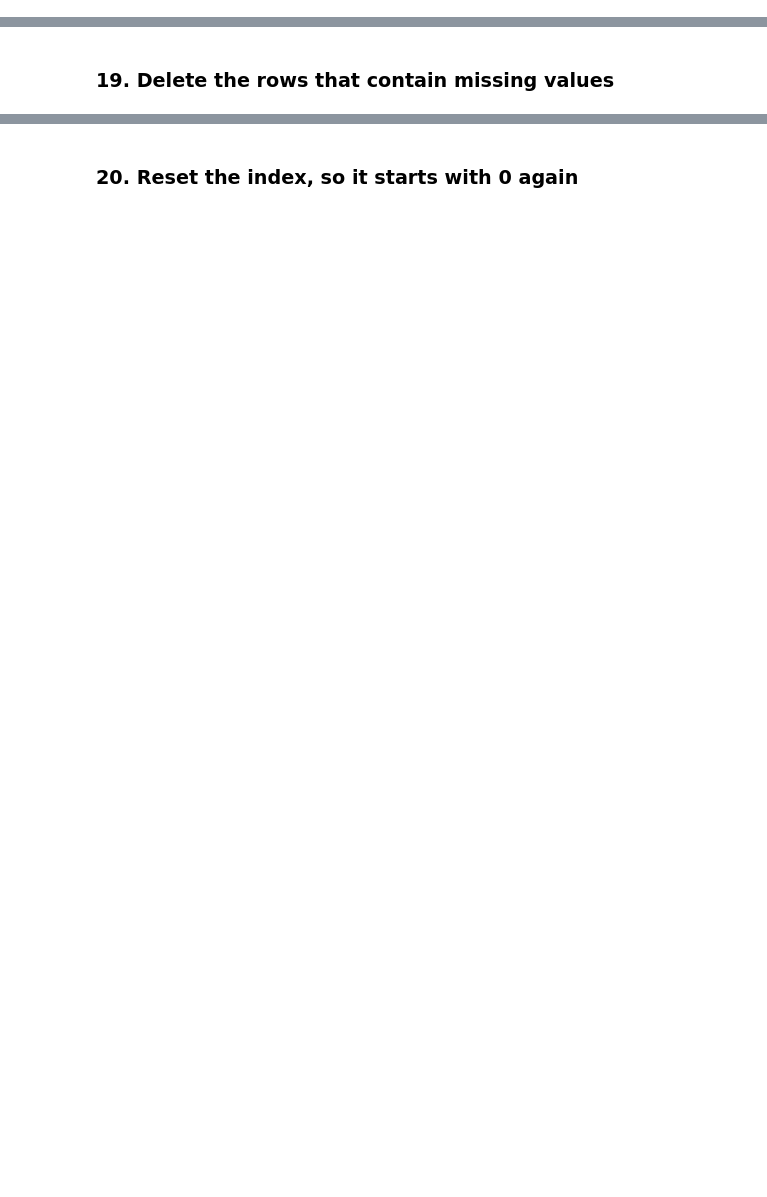
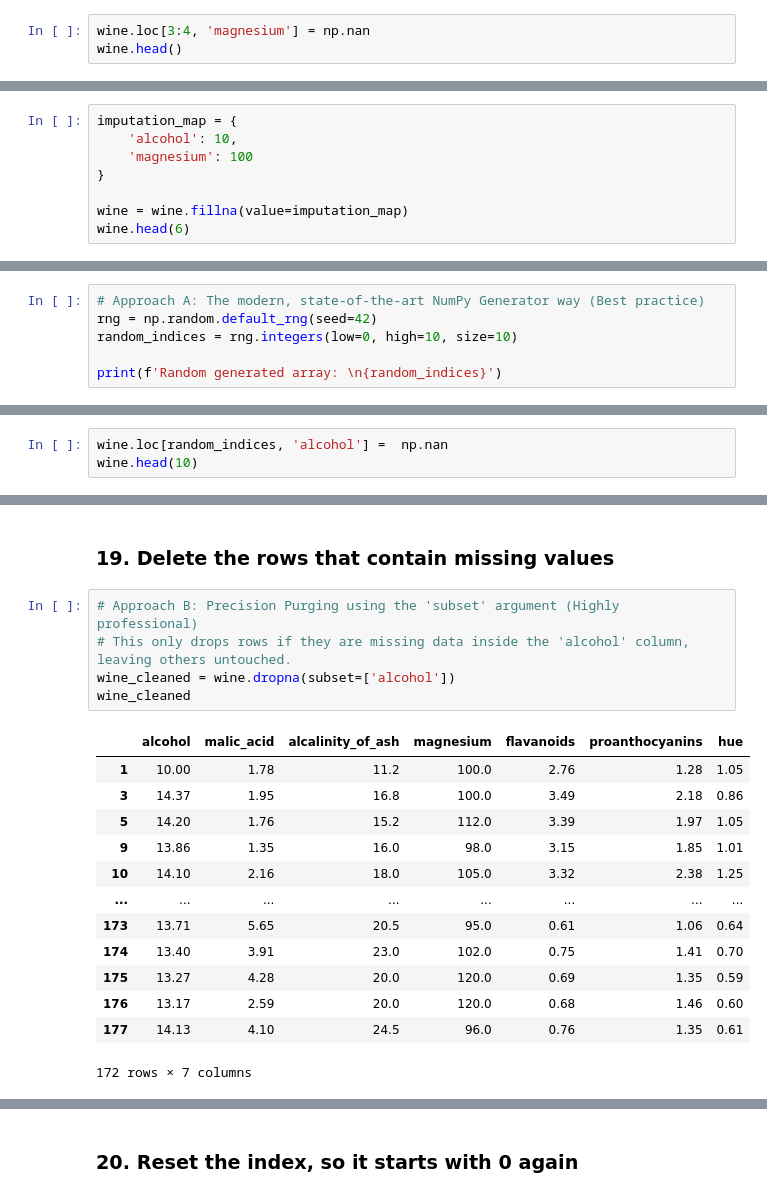
Before and after one commit to Flute22/Python, a Jupyter notebook: Practice/Basic Data Manipulation - Visualization Exercise/Basic_Data_Manipulation_Visualization_Exercise.ipynb, the cells around one changed output, grey strips where cells are left out. Drawn from its saved outputs; the diff is of its cells as text; blank space fills up the shorter version.

```diff
--- a/Practice/Basic Data Manipulation - Visualization Exercise/Basic_Data_Manipulation_Visualization_Exercise.ipynb
+++ b/Practice/Basic Data Manipulation - Visualization Exercise/Basic_Data_Manipulation_Visualization_Exercise.ipynb
@@ -135,2 +216,5 @@ The attributes are (dontated by Riccardo Leardi, riclea '@' anchem.unige.it):
 # %% [markdown]
 ### 12. Now set the value of the rows 3 and 4 of magnesium as NaN
+# %%
+wine.loc[3:4, 'magnesium'] = np.nan
+wine.head()
@@ -137,2 +240,10 @@ The attributes are (dontated by Riccardo Leardi, riclea '@' anchem.unige.it):
 # %% [markdown]
 ### 13. Fill the value of NaN with the number 10 in alcohol and 100 in magnesium
+# %%
+imputation_map = {
+    'alcohol': 10,
+    'magnesium': 100
+}
+
+wine = wine.fillna(value=imputation_map)
+wine.head(6)
@@ -141,2 +274,8 @@ The attributes are (dontated by Riccardo Leardi, riclea '@' anchem.unige.it):
 # %% [markdown]
 ### 15.  Create an array of 10 random numbers up until 10 and save it.
+# %%
+# Approach A: The modern, state-of-the-art NumPy Generator way (Best practice)
+rng = np.random.default_rng(seed=42)
+random_indices = rng.integers(low=0, high=10, size=10)
+
+print(f'Random generated array: \n{random_indices}')
@@ -143,2 +294,5 @@ The attributes are (dontated by Riccardo Leardi, riclea '@' anchem.unige.it):
 # %% [markdown]
 ### 16.  Set the rows corresponding to the random numbers to NaN in the column *alcohol*
+# %%
+wine.loc[random_indices, 'alcohol'] =  np.nan
+wine.head(10)
@@ -149,2 +343,21 @@ The attributes are (dontated by Riccardo Leardi, riclea '@' anchem.unige.it):
 # %% [markdown]
 ### 19. Delete the rows that contain missing values
+# %%
+# Approach B: Precision Purging using the 'subset' argument (Highly professional)
+# This only drops rows if they are missing data inside the 'alcohol' column, leaving others untouched.
+wine_cleaned = wine.dropna(subset=['alcohol'])
+wine_cleaned
+# %% [output]
+|  | alcohol | malic_acid | alcalinity_of_ash | magnesium | flavanoids | proanthocyanins | hue |
+| 1 | 10.00 | 1.78 | 11.2 | 100.0 | 2.76 | 1.28 | 1.05 |
+| 3 | 14.37 | 1.95 | 16.8 | 100.0 | 3.49 | 2.18 | 0.86 |
+| 5 | 14.20 | 1.76 | 15.2 | 112.0 | 3.39 | 1.97 | 1.05 |
+| 9 | 13.86 | 1.35 | 16.0 | 98.0 | 3.15 | 1.85 | 1.01 |
+| 10 | 14.10 | 2.16 | 18.0 | 105.0 | 3.32 | 2.38 | 1.25 |
+| ... | ... | ... | ... | ... | ... | ... | ... |
+| 173 | 13.71 | 5.65 | 20.5 | 95.0 | 0.61 | 1.06 | 0.64 |
+| 174 | 13.40 | 3.91 | 23.0 | 102.0 | 0.75 | 1.41 | 0.70 |
+| 175 | 13.27 | 4.28 | 20.0 | 120.0 | 0.69 | 1.35 | 0.59 |
+| 176 | 13.17 | 2.59 | 20.0 | 120.0 | 0.68 | 1.46 | 0.60 |
+| 177 | 14.13 | 4.10 | 24.5 | 96.0 | 0.76 | 1.35 | 0.61 |
+172 rows × 7 columns
```
Also changed, not shown: parts of 26 cells of this notebook, 11 other files.
